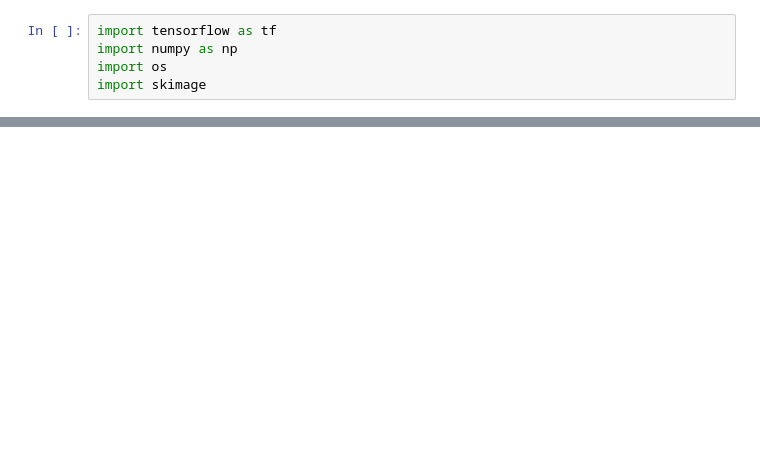
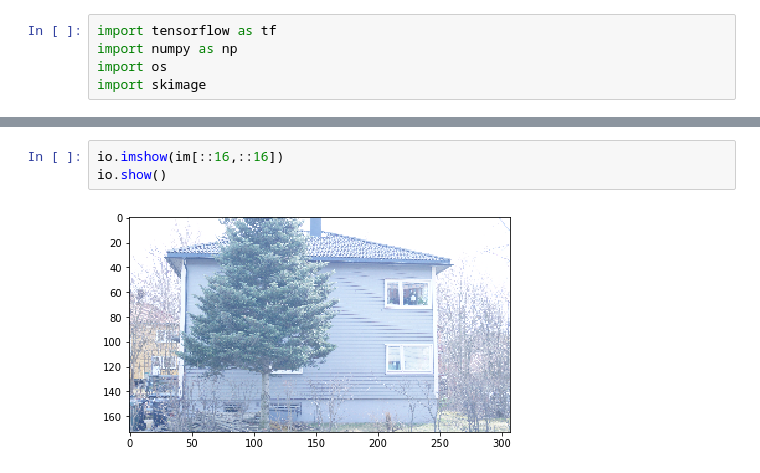
Before and after one commit to JimAlexBerger/bildebehandling, a Jupyter notebook: Sluttprosjekt/autoencoder.ipynb, the cells around one changed output, grey strips where cells are left out. Saved outputs shown, nothing was run; the diff lists cells and outputs as text; blank space fills up the shorter version.

```diff
--- a/Sluttprosjekt/autoencoder.ipynb
+++ b/Sluttprosjekt/autoencoder.ipynb
@@ -49,0 +177,5 @@ InvalidArgumentError: Incompatible shapes: [32,127,127,64] vs. [32,256,256,3]
+# %%
+io.imshow(im[::16,::16])
+io.show()
+# %% [output]
+[figure, added]
```
Also changed, not shown: parts of 8 cells of this notebook, 31 other files.
